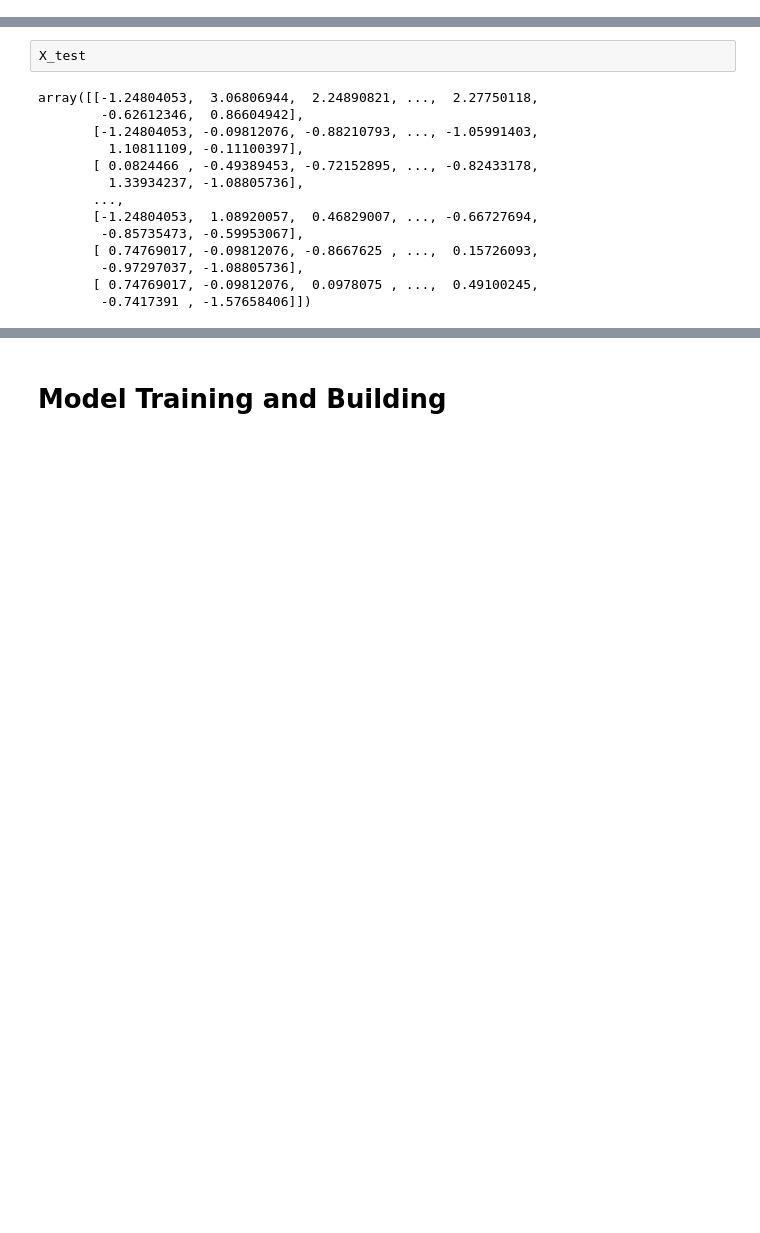
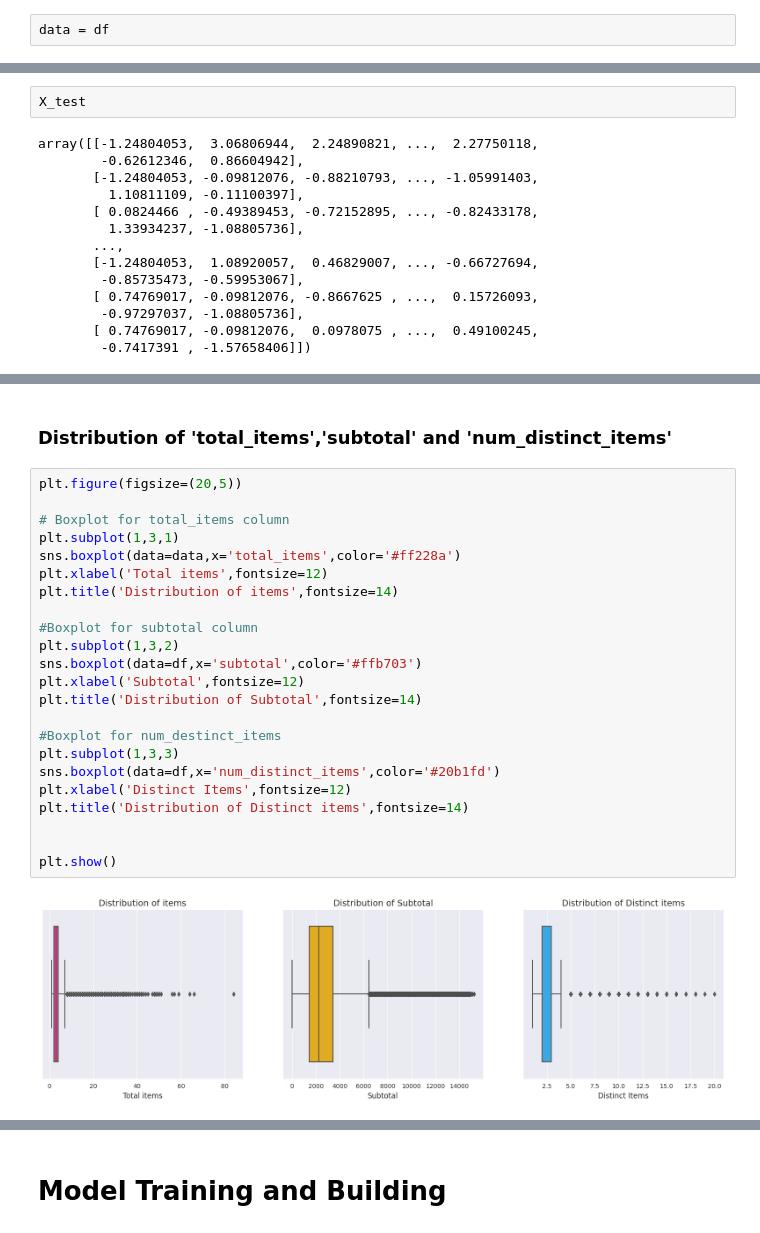
Before and after one commit to RahulHipparkar/Porter-NN-Regression, a Jupyter notebook: porter-nn-regression.ipynb, the cells around one changed output, grey strips where cells are left out. Cells and saved outputs as stored; diff of their text form; blank space fills up the shorter version.

```diff
--- a/porter-nn-regression.ipynb
+++ b/porter-nn-regression.ipynb
@@ -589,6 +604,8 @@ time_taken                  0
 dtype: int64
 # %% [markdown]
 ## ✂️ Splitting Dataset into Training and Test Sets
+# %%
+data = df
 # %%
 X = df.drop(columns=['time_taken'])
 y = df['time_taken']
@@ -693,0 +779,27 @@ array([[-1.24804053,  3.06806944,  2.24890821, ...,  2.27750118,
+# %% [markdown]
+### Distribution of 'total_items','subtotal' and 'num_distinct_items'
+# %%
+plt.figure(figsize=(20,5))
+
+# Boxplot for total_items column
+plt.subplot(1,3,1)
+sns.boxplot(data=data,x='total_items',color='#ff228a')
+plt.xlabel('Total items',fontsize=12)
+plt.title('Distribution of items',fontsize=14)
+
+#Boxplot for subtotal column
+plt.subplot(1,3,2)
+sns.boxplot(data=df,x='subtotal',color='#ffb703')
+plt.xlabel('Subtotal',fontsize=12)
+plt.title('Distribution of Subtotal',fontsize=14)
+
+#Boxplot for num_destinct_items
+plt.subplot(1,3,3)
+sns.boxplot(data=df,x='num_distinct_items',color='#20b1fd')
+plt.xlabel('Distinct Items',fontsize=12)
+plt.title('Distribution of Distinct items',fontsize=14)
+
+
+plt.show()
+# %% [output]
+[figure, added]
```
Also changed, not shown: parts of 17 cells of this notebook.
